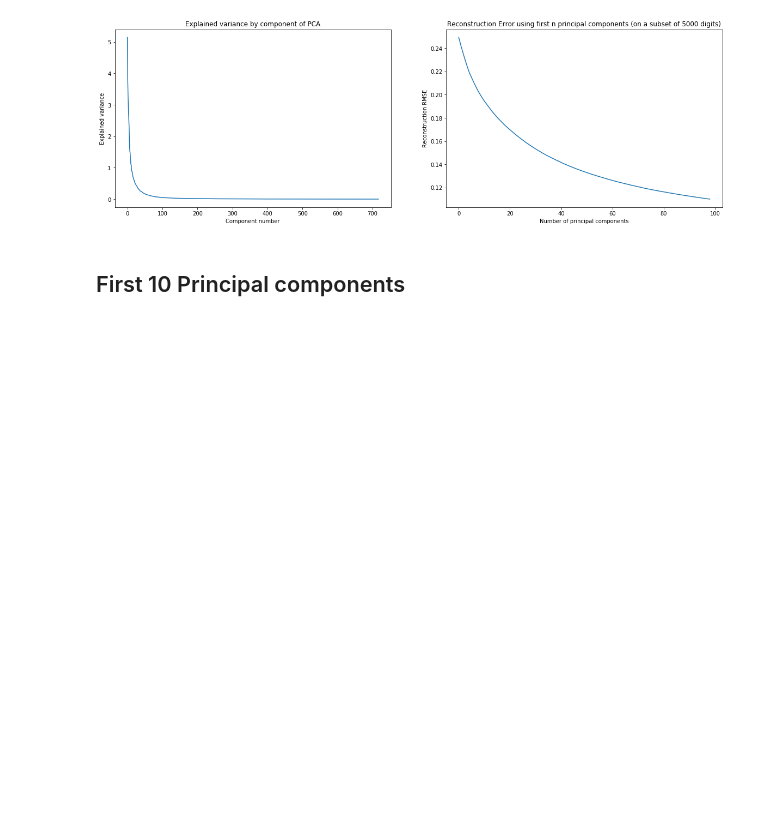
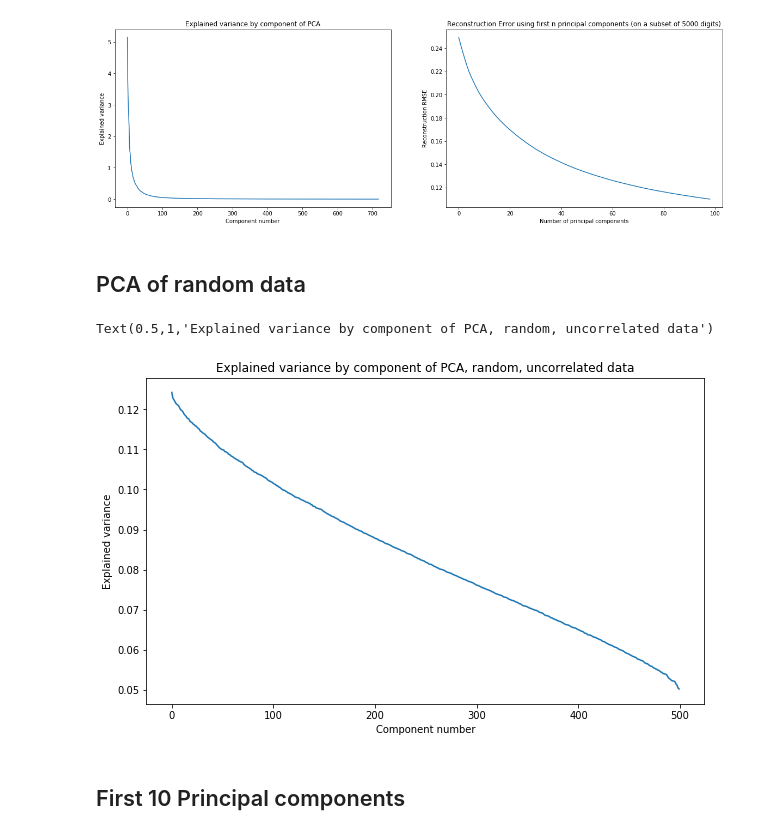
Before and after one commit to cnapun/EECS-531, a Jupyter notebook: A2/PCAMNIST.ipynb, the cells around one changed output. Cells and saved outputs as stored; diff of their text form; code cells hidden in the pictures; blank space fills up the shorter version.

```diff
--- a/A2/PCAMNIST.ipynb
+++ b/A2/PCAMNIST.ipynb
@@ -67,6 +69,25 @@ ax.set_ylabel('Reconstruction RMSE')
 # %% [output]
 Text(0,0.5,'Reconstruction RMSE')
 [figure]
+# %% [markdown]
+## PCA of random data
+# %%
+xrand = np.random.rand(10000, 500)
+xrand -= xrand.mean(0)
+rc = (xrand.T.dot(xrand)) / len(xrand)
+rrnk = np.linalg.matrix_rank(rc)
+rvecs, rsigs, _ = np.linalg.svd(rc)
+rvecs = rvecs[:, :rrnk]
+rsigs = rsigs[:rrnk]
+plt.figure(figsize=(10, 6))
+ax = plt.subplot(1, 1, 1)
+ax.plot(rsigs)
+ax.set_xlabel('Component number')
+ax.set_ylabel('Explained variance')
+ax.set_title('Explained variance by component of PCA, random, uncorrelated points')
+# %% [output]
+Text(0.5,1,'Explained variance by component of PCA, random, uncorrelated data')
+[figure, added]
 # %%
 n_comps = 10
 pcs = vecs[:, :n_comps]
```
Also changed, not shown: parts of 36 cells of this notebook, 6 other files.
